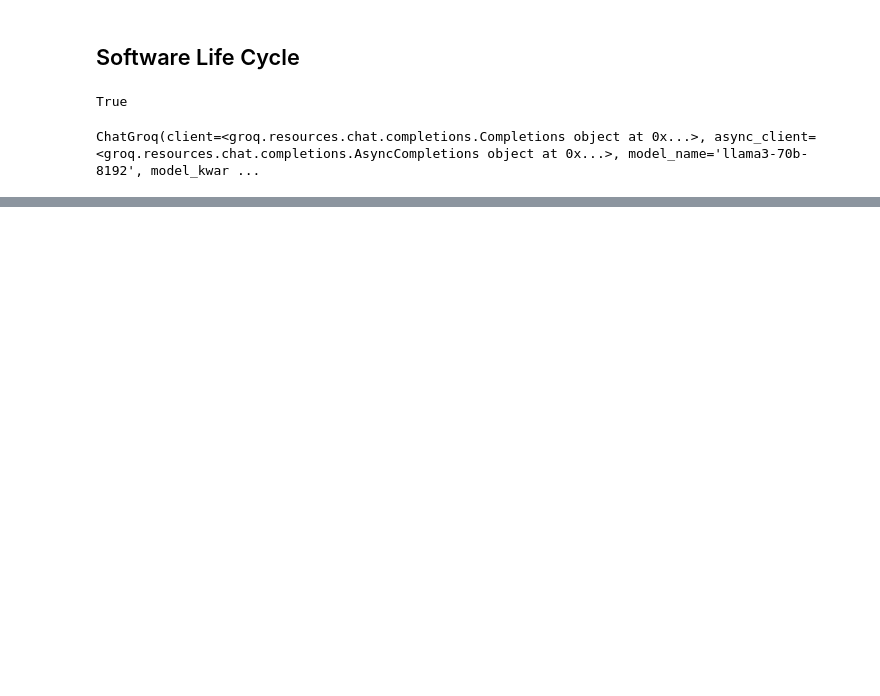
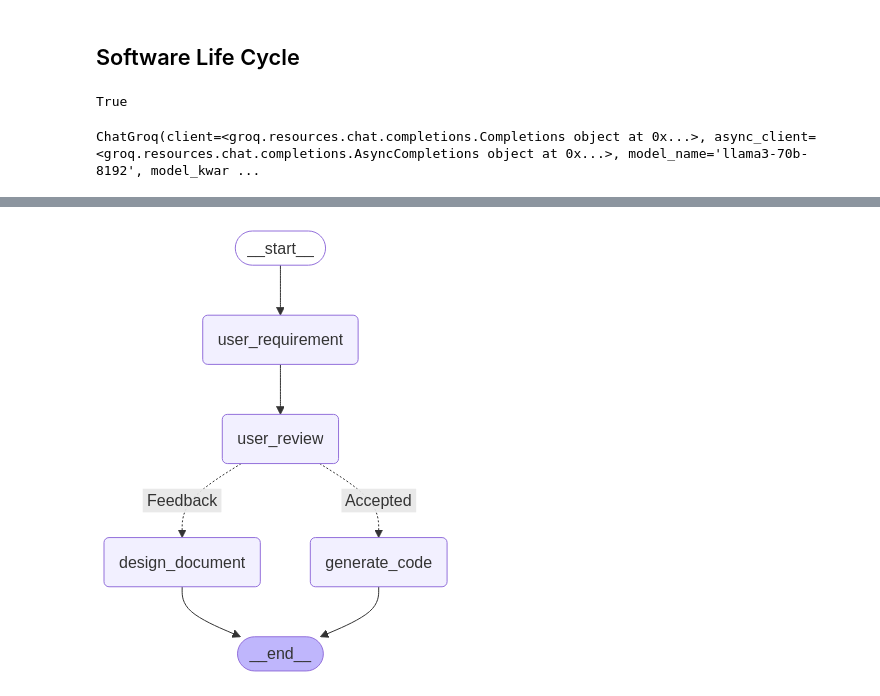
Before and after one commit to PrasadLalu/software_lifecycle_agent, a Jupyter notebook: notebook.ipynb, the cells around one changed output, grey strips where cells are left out. Cells and saved outputs as stored; diff of their text form; code cells hidden in the pictures; blank space fills up the shorter version.

```diff
--- a/notebook.ipynb
+++ b/notebook.ipynb
@@ -76,0 +151,3 @@ workflow
+# %%
+prompt = "I want to develop a user management system with two user types: Admin and User. Admins will have the ability to create, list, update, and delete users, while Users will only be able to retrieve their own details using their user ID."
+result = workflow.invoke({ "prompt": prompt })
@@ -76,0 +172,86 @@ workflow
+# %%
+import streamlit as st
+from dotenv import load_dotenv
+from langchain_groq import ChatGroq
+from typing_extensions import TypedDict
+from langgraph.graph import StateGraph, START, END
+
+# Load env vars
+load_dotenv()
+
+# Initialize Llama model
+llm = ChatGroq(model="llama3-70b-8192")
+
+
+class State(TypedDict):
+    prompt: str
+    content: str
+    documents: str
+    codes: str
+    user_review_status: str
+    feedback: str  # Added feedback field
+
+
+# Nodes
+def get_user_requirement(state: State):
+    """Act as a senior data scientist. Please give an answer based on your ability."""
+    result = llm.invoke(f"Give me the answer for the query: {state['prompt']}")
+    return {"content": result.content}
+
+
+def review_by_user(state: State):
+    user_input = input("Enter review status (Accepted/Feedback): ").strip().lower()
+    if user_input == "accepted":
+        return {"user_review_status": "accepted"}
+    elif user_input == "feedback":
+        feedback = input("Provide feedback details: ").strip()
+        return {"user_review_status": "feedback", "feedback": feedback}
+    else:
+        print("Invalid input. Defaulting to 'feedback'.")
+        return {"user_review_status": "feedback", "feedback": "Default feedback."}
+
+
+
+def create_design_document(state: State):
+    return {"documents": "Document created."}
+
+
+def generate_code(state: State):
+    return {"codes": "Code generated."}
+
+
+def route_user_review(state: State):
+    if state["user_review_status"] == "accepted":
+        return "Accepted"
+    elif state["user_review_status"] == "feedback":
+        return "Feedback"
+
+
+# Build Workflow
+workflow_builder = StateGraph(State)
+
+# Add nodes
+workflow_builder.add_node("user_requirement", get_user_requirement)
+workflow_builder.add_node("user_review", review_by_user)
+workflow_builder.add_node("design_document", create_design_document)
+workflow_builder.add_node("generate_code", generate_code)
+
+
+# Add edges to connect nodes
+workflow_builder.add_edge(START, "user_requirement")
+workflow_builder.add_edge("user_requirement", "user_review")
+workflow_builder.add_conditional_edges(
+    "user_review",
+    route_user_review,
+    {
+        "Accepted": "generate_code",
+        "Feedback": "design_document",
+    },
+)
+workflow_builder.add_edge("generate_code", END)
+workflow_builder.add_edge("design_document", END)
+
+workflow = workflow_builder.compile()
+workflow
+# %% [output]
+[figure, added]
```
Also changed, not shown: parts of 5 cells of this notebook, 30 other files.
